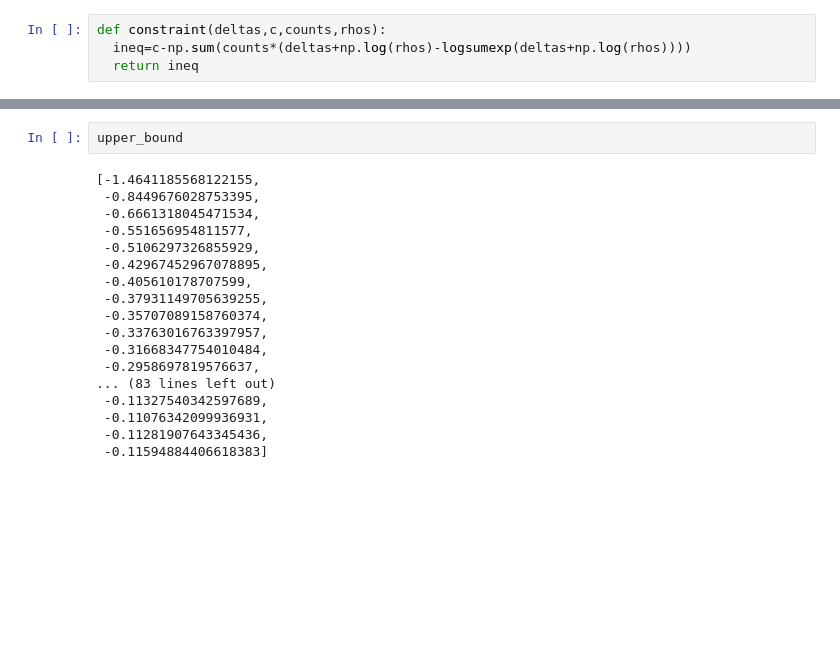
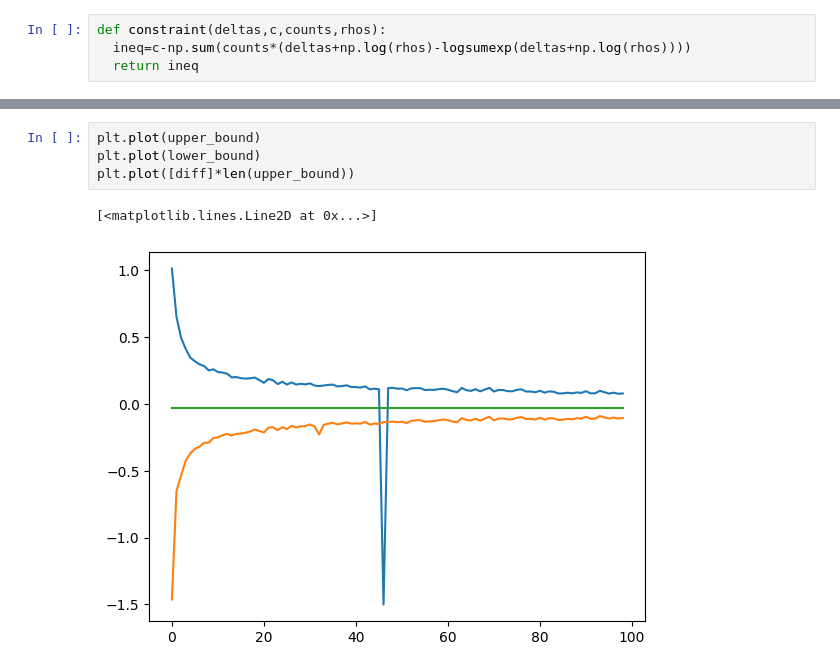
Before and after one commit to madanmohan-venkatesan/notebooks, a Jupyter notebook: 2011_03567.ipynb, the cells around one changed output, grey strips where cells are left out. Drawn from its saved outputs; the diff is of its cells as text; blank space fills up the shorter version.

```diff
--- a/2011_03567.ipynb
+++ b/2011_03567.ipynb
@@ -905,26 +890,13 @@ Iteration 96
 Iteration 97
 Iteration 98
 Iteration 99
-# %%
-upper_bound
-# %% [output]
-[-1.4641185568122155,
- -0.8449676028753395,
- -0.6661318045471534,
- -0.551656954811577,
- -0.5106297326855929,
- -0.42967452967078895,
- -0.405610178707599,
- -0.37931149705639255,
- -0.35707089158760374,
- -0.33763016763397957,
- -0.31668347754010484,
- -0.2958697819576637,
-... (83 lines left out)
- -0.11327540342597689,
- -0.11076342099936931,
- -0.11281907643345436,
- -0.11594884406618383]
+# %%
+plt.plot(upper_bound)
+plt.plot(lower_bound)
+plt.plot([diff]*len(upper_bound))
+# %% [output]
+[<matplotlib.lines.Line2D at 0x...>]
+[figure, added]
 # %%
 metrics
 # %% [output]
```
Also changed, not shown: parts of 19 cells of this notebook.
